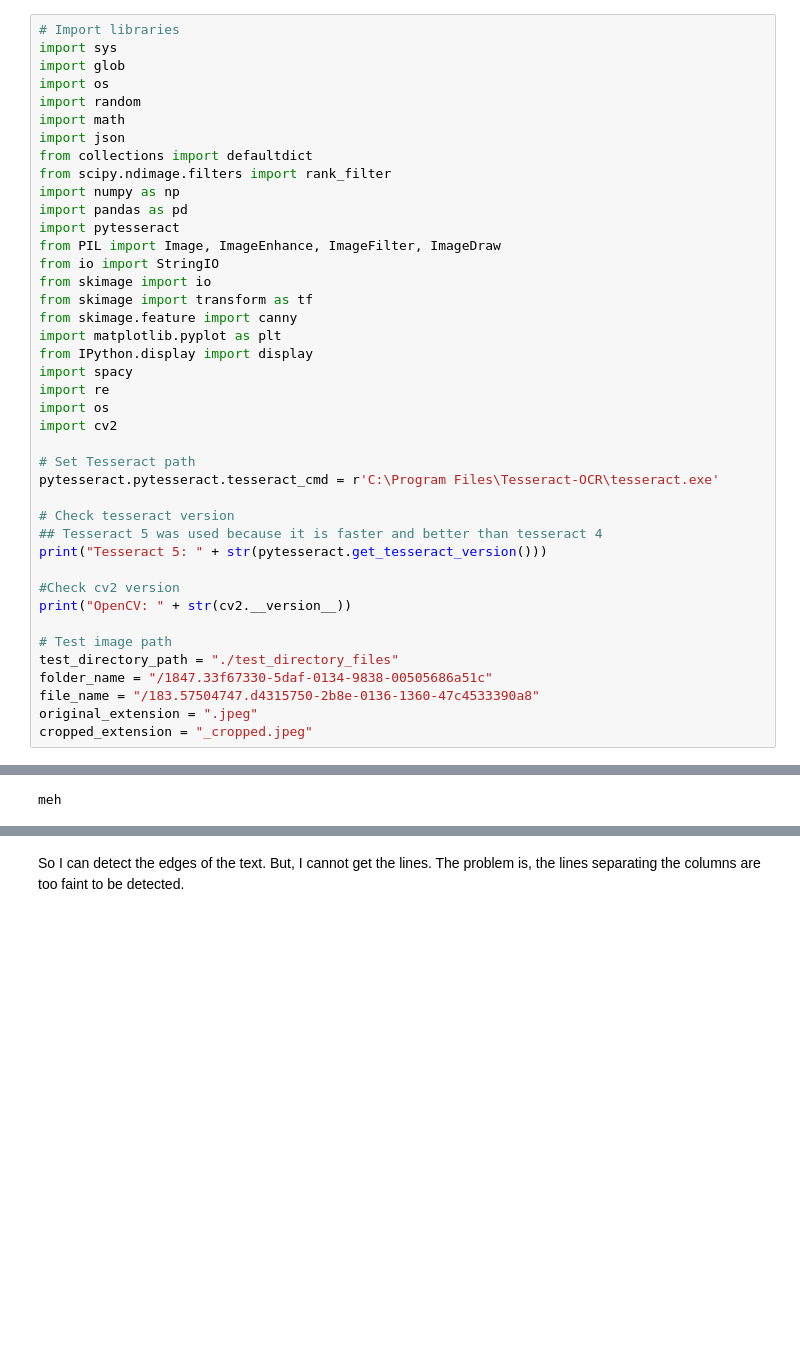
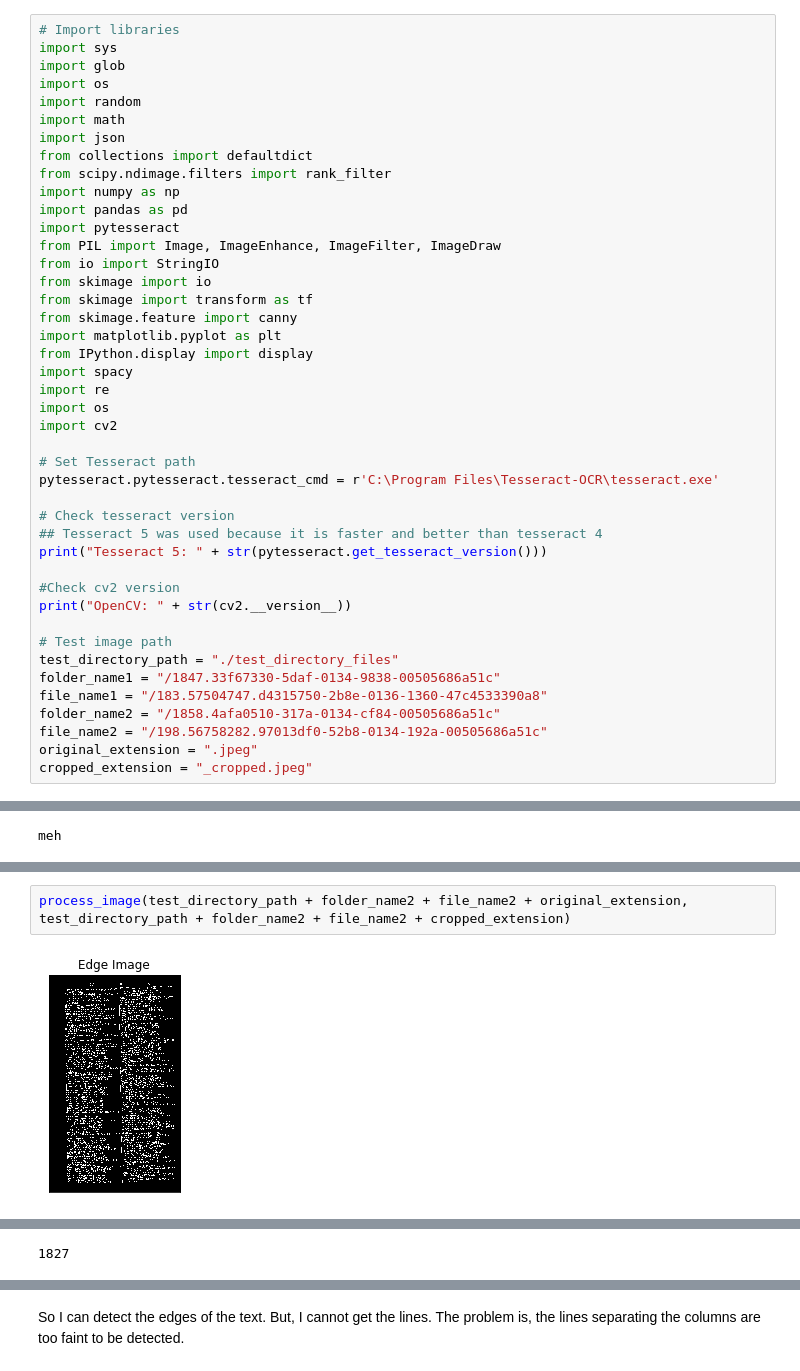
Before and after one commit to westerleyy/NYU-CityDirectories-Project, a Jupyter notebook: WorkflowTrial01.ipynb, the cells around one changed output, grey strips where cells are left out. Cells and saved outputs as stored; diff of their text form; blank space fills up the shorter version.

Commit message:
Transferred more test images to the repo. Tested the cropping another page.

```diff
--- a/WorkflowTrial01.ipynb
+++ b/WorkflowTrial01.ipynb
@@ -39,8 +39,10 @@ print("OpenCV: " + str(cv2.__version__))
 
 # Test image path
 test_directory_path = "./test_directory_files"
-folder_name = "/1847.33f67330-5daf-0134-9838-00505686a51c"
-file_name = "/183.57504747.d4315750-2b8e-0136-1360-47c4533390a8"
+folder_name1 = "/1847.33f67330-5daf-0134-9838-00505686a51c"
+file_name1 = "/183.57504747.d4315750-2b8e-0136-1360-47c4533390a8"
+folder_name2 = "/1858.4afa0510-317a-0134-cf84-00505686a51c"
+file_name2 = "/198.56758282.97013df0-52b8-0134-192a-00505686a51c"
 original_extension = ".jpeg"
 cropped_extension = "_cropped.jpeg"
 # %% [output]
@@ -419,3 +422,7 @@ process_image(test_directory_path + folder_name + file_name + original_extension
 11 209901.0 -> 209971.0 / 212228.0 (0.030081650193382038), 1638420 -> 1638420 / 2643968 (0.0), 0.5493801597583406 -> 0.5494310322556928
 16 209971.0 -> 210031.0 / 212228.0 (0.02658396101019052), 1638420 -> 1638420 / 2643968 (0.0), 0.5494310322556928 -> 0.5494746177564473
 16 210031.0 -> 210078.0 / 212228.0 (0.021392808375056895), 1638420 -> 1638420 / 2643968 (0.0), 0.5494746177564473 -> 0.54950874716914
+# %%
+process_image(test_directory_path + folder_name2 + file_name2 + original_extension, test_directory_path + folder_name2 + file_name2 + cropped_extension)
+# %% [output]
+[figure, added]
@@ -421,0 +430 @@ process_image(test_directory_path + folder_name + file_name + original_extension
+1827
```
Also changed, not shown: parts of 3 cells of this notebook, 12 other files.
